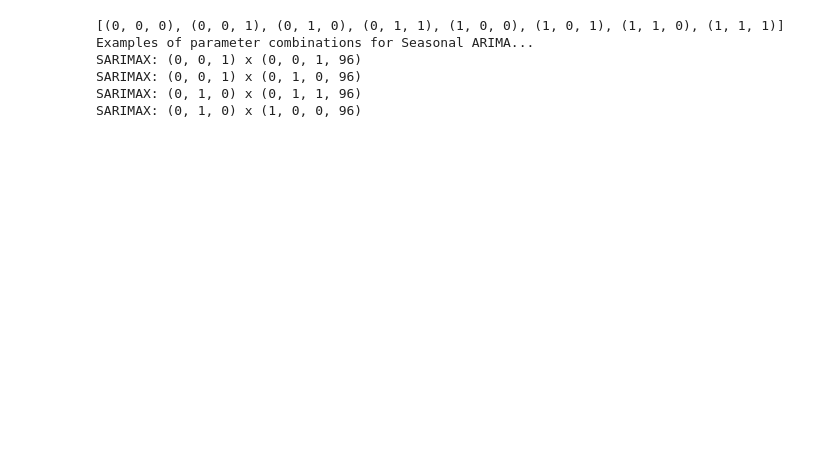
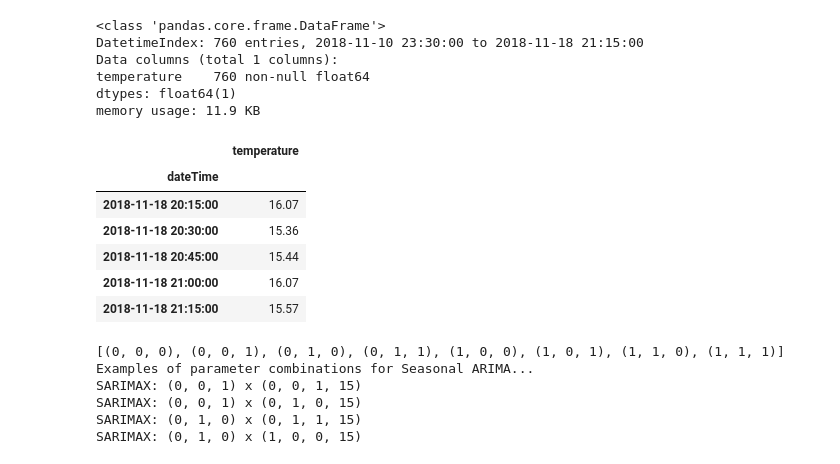
Before and after one commit to bryanhonof/Smart-Systems-Assignment-1, a Jupyter notebook: Python/model_selection.ipynb, the cells around one changed output. Saved outputs shown, nothing was run; the diff lists cells and outputs as text; code cells hidden in the pictures; blank space fills up the shorter version.

```diff
--- a/Python/model_selection.ipynb
+++ b/Python/model_selection.ipynb
@@ -15,3 +23,37 @@ res = pd.read_csv('temperature.csv')
+# %%
+data_csv = pd.read_csv('data.csv')
+data = pd.DataFrame()
+
+# Convert the creation_date column to datetime64
+data['dateTime'] = pd.to_datetime(data_csv['dateTime'])
+# Convert the value column to float
+data['temperature'] = pd.to_numeric(data_csv['temperature'])
+
+# Set the dateTime column as index
+data = data.set_index(['dateTime'])
+
+# Sort the dataFrame just to be sure...
+data = data.sort_index()
+
+# Double check the results
+data.info()
+# %% [output]
+<class 'pandas.core.frame.DataFrame'>
+DatetimeIndex: 760 entries, 2018-11-10 23:30:00 to 2018-11-18 21:15:00
+Data columns (total 1 columns):
+temperature    760 non-null float64
+dtypes: float64(1)
+memory usage: 11.9 KB
+# %%
+data.tail()
+# %% [output]
+|  | temperature |
+| dateTime |  |
+| 2018-11-18 20:15:00 | 16.07 |
+| 2018-11-18 20:30:00 | 15.36 |
+| 2018-11-18 20:45:00 | 15.44 |
+| 2018-11-18 21:00:00 | 16.07 |
+| 2018-11-18 21:15:00 | 15.57 |
 # %%
 # Tune Seasonal ARIMA model
 # Define the p, d and q parameters to take any value between 0 and 2
@@ -23,7 +65,7 @@ print(pdq)
 
 # Generate all different combinations of seasonal p, q and q triplets
 # Seasonality is one week (24*7 = 168 hours)
-seasonal_pdq = [(x[0], x[1], x[2], 96) for x in list(it.product(p, d, q))]
+seasonal_pdq = [(x[0], x[1], x[2], 15) for x in list(it.product(p, d, q))]
 
 print('Examples of parameter combinations for Seasonal ARIMA...')
 print('SARIMAX: {} x {}'.format(pdq[1], seasonal_pdq[1]))
@@ -33,8 +75,8 @@ print('SARIMAX: {} x {}'.format(pdq[2], seasonal_pdq[4]))
 # %% [output]
 [(0, 0, 0), (0, 0, 1), (0, 1, 0), (0, 1, 1), (1, 0, 0), (1, 0, 1), (1, 1, 0), (1, 1, 1)]
 Examples of parameter combinations for Seasonal ARIMA...
-SARIMAX: (0, 0, 1) x (0, 0, 1, 96)
-SARIMAX: (0, 0, 1) x (0, 1, 0, 96)
-SARIMAX: (0, 1, 0) x (0, 1, 1, 96)
-SARIMAX: (0, 1, 0) x (1, 0, 0, 96)
+SARIMAX: (0, 0, 1) x (0, 0, 1, 15)
+SARIMAX: (0, 0, 1) x (0, 1, 0, 15)
+SARIMAX: (0, 1, 0) x (0, 1, 1, 15)
+SARIMAX: (0, 1, 0) x (1, 0, 0, 15)
 # %%
```
Also changed, not shown: parts of 4 cells of this notebook, 4 other files.
